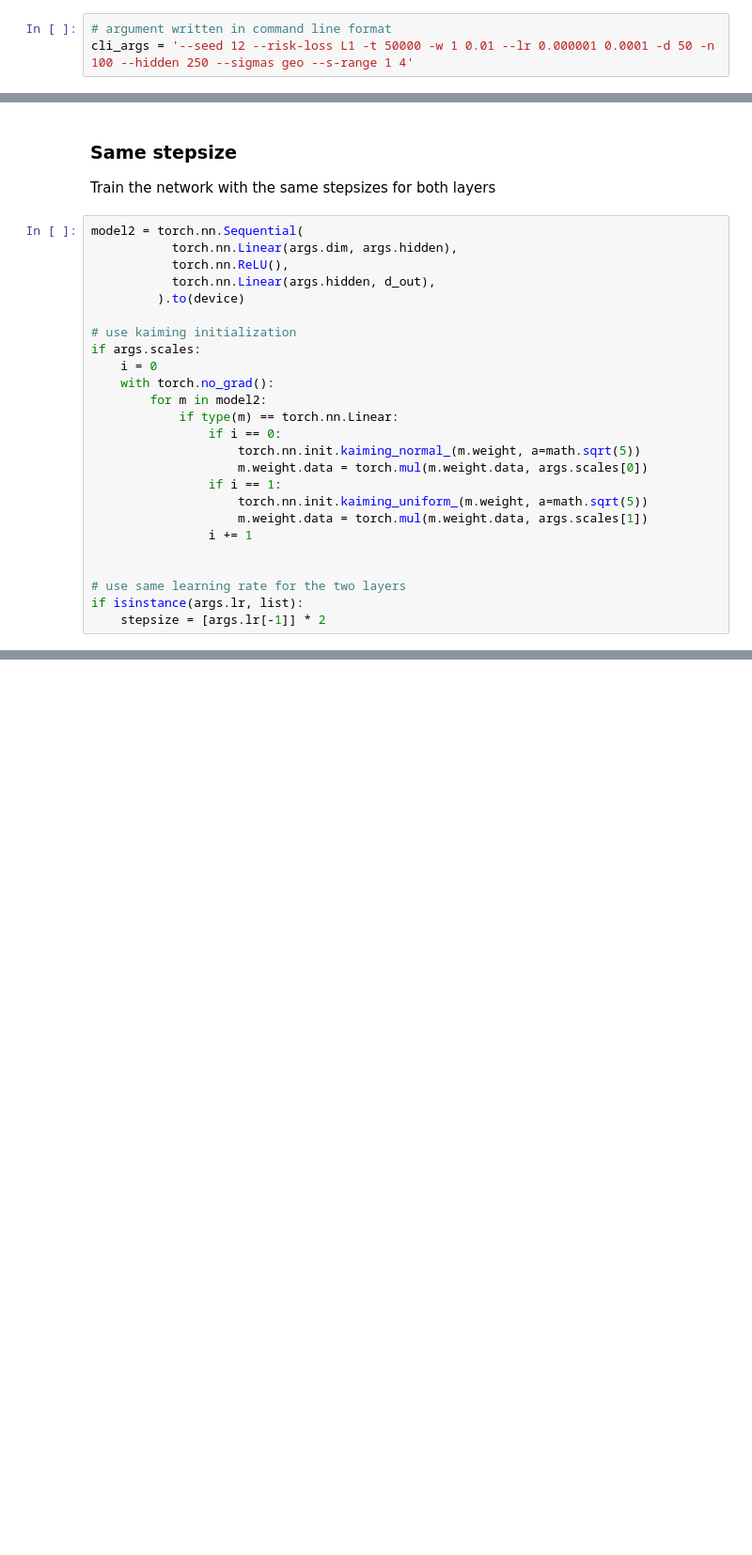
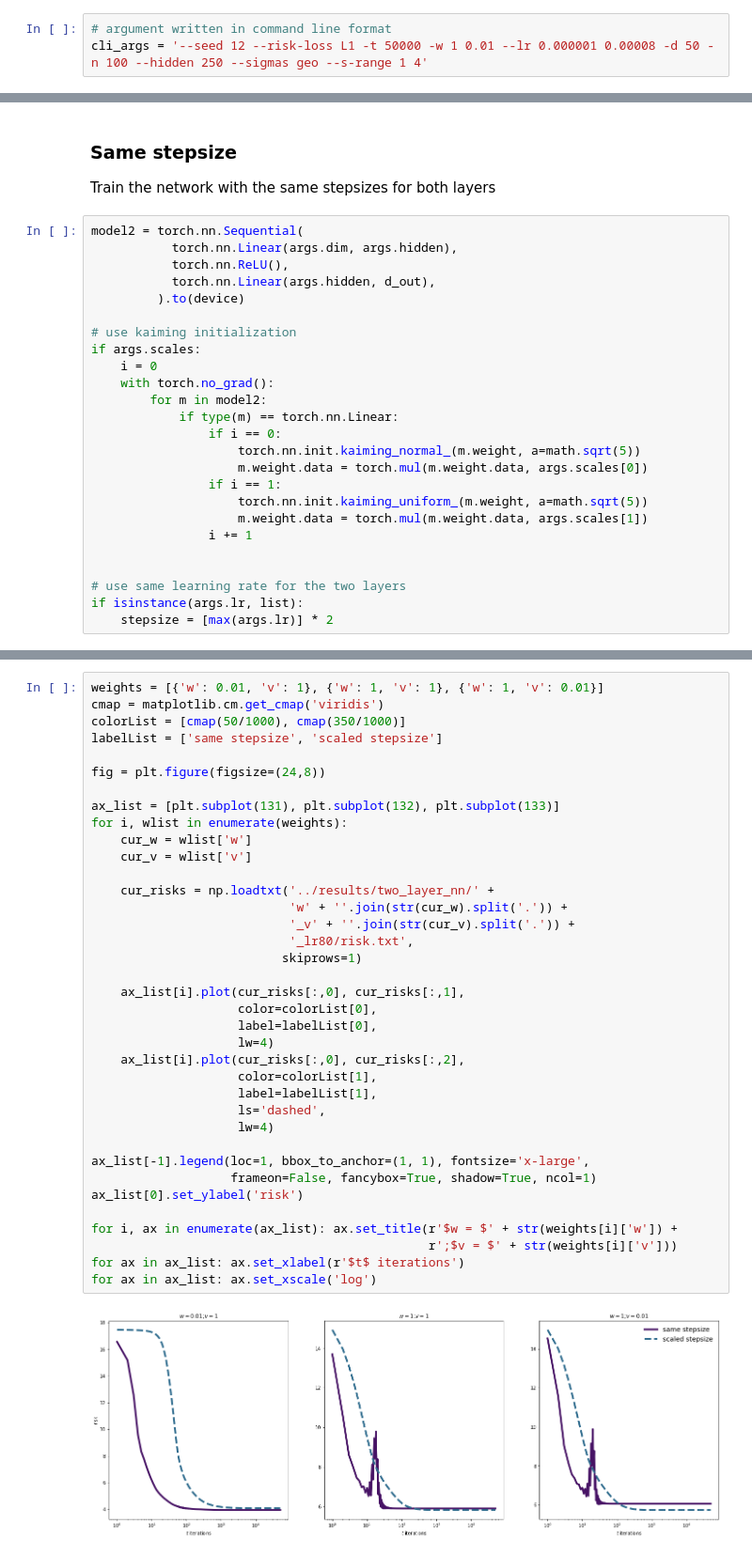
Before and after one commit to MLI-lab/early_stopping_double_descent, a Jupyter notebook: notebooks/early_stopping_two-layer-nn_double_descent.ipynb, the cells around one changed output, grey strips where cells are left out. Shown at 94% size. Saved outputs shown, nothing was run; the diff lists cells and outputs as text; blank space fills up the shorter version.

Commit message:
updated figure 4

```diff
--- a/notebooks/early_stopping_two-layer-nn_double_descent.ipynb
+++ b/notebooks/early_stopping_two-layer-nn_double_descent.ipynb
@@ -28,7 +28,7 @@ from linear_utils import linear_model
 from train_utils import save_config
 # %%
 # argument written in command line format
-cli_args = '--seed 12 --risk-loss L1 -t 50000 -w 1 0.01 --lr 0.000001 0.0001 -d 50 -n 100 --hidden 250 --sigmas geo --s-range 1 4'
+cli_args = '--seed 12 --risk-loss L1 -t 50000 -w 1 0.01 --lr 0.000001 0.00008 -d 50 -n 100 --hidden 250 --sigmas geo --s-range 1 4'
 # %%
 """
 A fully-connected ReLU network with one hidden layer, trained to predict y from x
@@ -206,7 +207,7 @@ if args.scales:
 
 # use same learning rate for the two layers
 if isinstance(args.lr, list):
-    stepsize = [args.lr[-1]] * 2
+    stepsize = [max(args.lr)] * 2
 # %%
 # train the network
 losses_same = []
@@ -306,0 +290,39 @@ plt.show()
+# %%
+weights = [{'w': 0.01, 'v': 1}, {'w': 1, 'v': 1}, {'w': 1, 'v': 0.01}]
+cmap = matplotlib.cm.get_cmap('viridis')
+colorList = [cmap(50/1000), cmap(350/1000)]
+labelList = ['same stepsize', 'scaled stepsize']
+
+fig = plt.figure(figsize=(24,8))
+
+ax_list = [plt.subplot(131), plt.subplot(132), plt.subplot(133)]
+for i, wlist in enumerate(weights):
+    cur_w = wlist['w']
+    cur_v = wlist['v']
+
+    cur_risks = np.loadtxt('../results/two_layer_nn/' +
+                           'w' + ''.join(str(cur_w).split('.')) +
+                           '_v' + ''.join(str(cur_v).split('.')) +
+                           '_lr80/risk.txt',
+                          skiprows=1)
+
+    ax_list[i].plot(cur_risks[:,0], cur_risks[:,1],
+                    color=colorList[0],
+                    label=labelList[0],
+                    lw=4)
+    ax_list[i].plot(cur_risks[:,0], cur_risks[:,2],
+                    color=colorList[1],
+                    label=labelList[1],
+                    ls='dashed',
+                    lw=4)
+
+ax_list[-1].legend(loc=1, bbox_to_anchor=(1, 1), fontsize='x-large',
+                   frameon=False, fancybox=True, shadow=True, ncol=1)
+ax_list[0].set_ylabel('risk')
+
+for i, ax in enumerate(ax_list): ax.set_title(r'$w = $' + str(weights[i]['w']) +
+                                              r';$v = $' + str(weights[i]['v']))
+for ax in ax_list: ax.set_xlabel(r'$t$ iterations')
+for ax in ax_list: ax.set_xscale('log')
+# %% [output]
+[figure, added]
```
Also changed, not shown: parts of 3 cells of this notebook, 16 other files.
